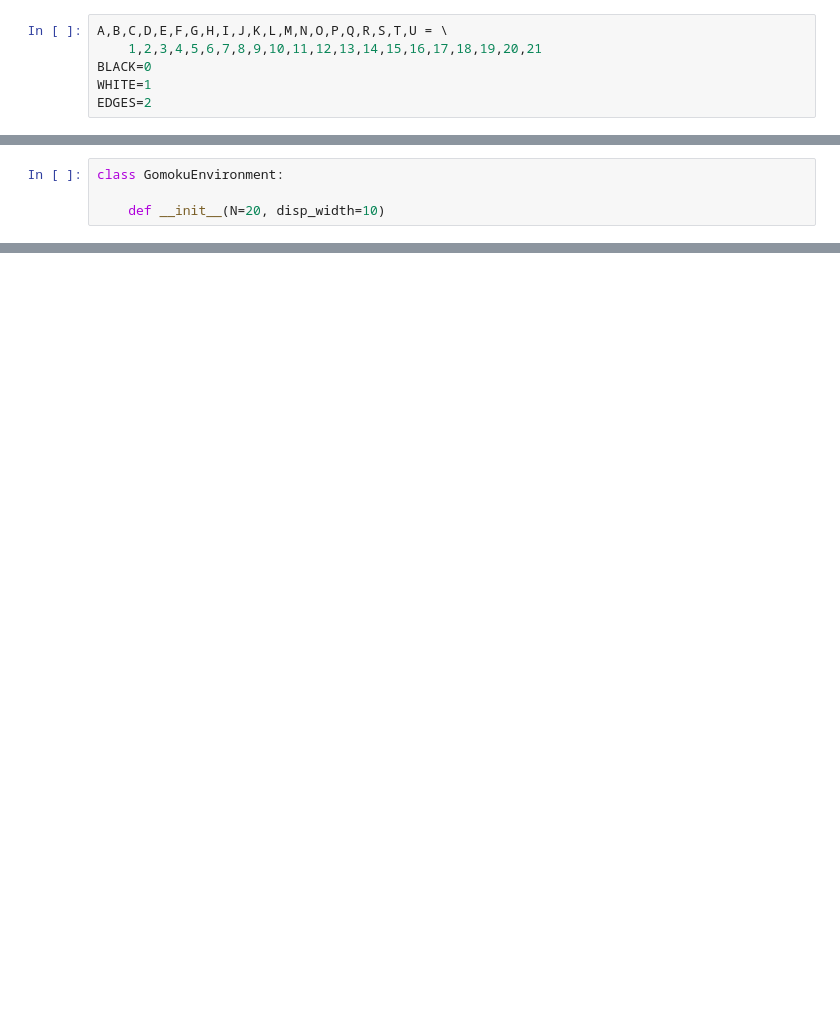
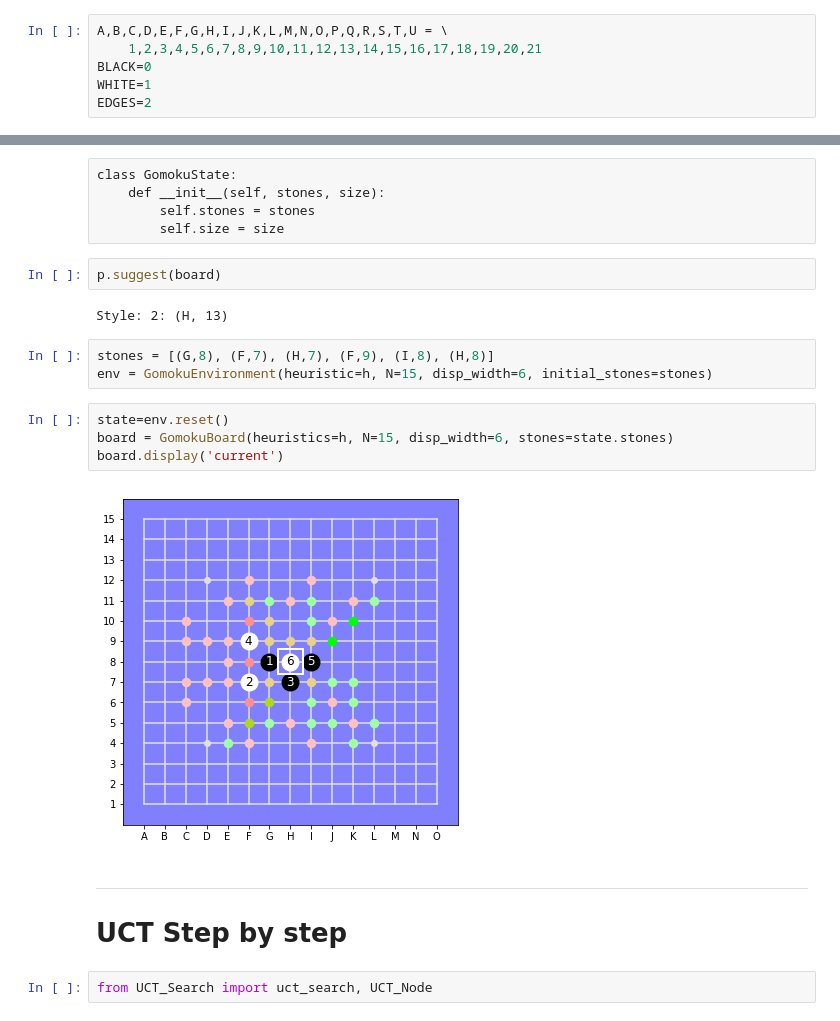
Before and after one commit to Project-Ellie/tutorials, a Jupyter notebook: other_stuff/DeepGomoku/new/Gomoku_Heuristic_UCT.ipynb, the cells around one changed output, grey strips where cells are left out. Saved outputs shown, nothing was run; the diff lists cells and outputs as text; blank space fills up the shorter version.

```diff
--- a/other_stuff/DeepGomoku/new/Gomoku_Heuristic_UCT.ipynb
+++ b/other_stuff/DeepGomoku/new/Gomoku_Heuristic_UCT.ipynb
@@ -16,7 +25,3 @@ board.set(I,10).set(H,9).set(J,9).set(H,11).set(K,10).set(J,10)
 board.display('current');
 # %% [output]
 [figure]
-# %%
-class GomokuEnvironment:
-
-    def __init__(N=20, disp_width=10)
@@ -22,0 +52,24 @@ class GomokuEnvironment:
+# %% [raw]
+class GomokuState:
+    def __init__(self, stones, size):
+        self.stones = stones
+        self.size = size
+# %%
+p.suggest(board)
+# %% [output]
+Style: 2: (H, 13)
+# %%
+stones = [(G,8), (F,7), (H,7), (F,9), (I,8), (H,8)]
+env = GomokuEnvironment(heuristic=h, N=15, disp_width=6, initial_stones=stones)
+# %%
+state=env.reset()
+board = GomokuBoard(heuristics=h, N=15, disp_width=6, stones=state.stones)
+board.display('current')
+# %% [output]
+[figure, added]
+# %% [markdown]
+---
+
+# UCT Step by step
+# %%
+from UCT_Search import uct_search, UCT_Node
```
Also changed, not shown: parts of 29 cells of this notebook, 20 other files.
